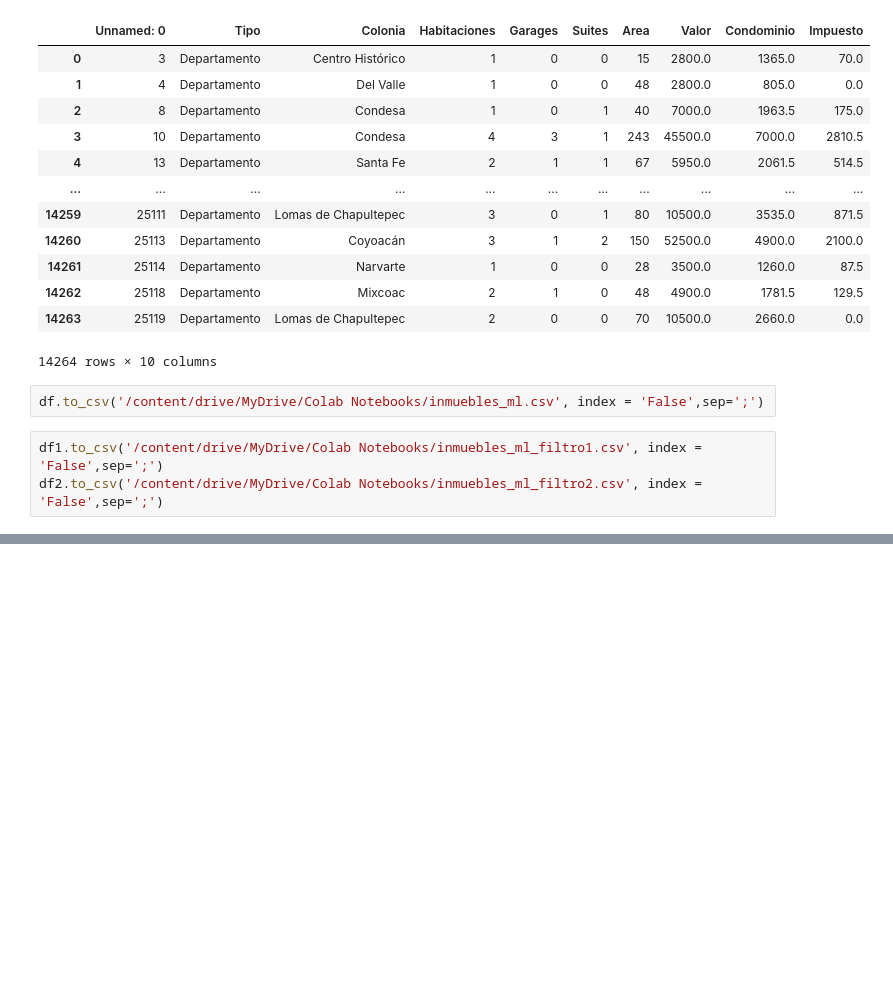
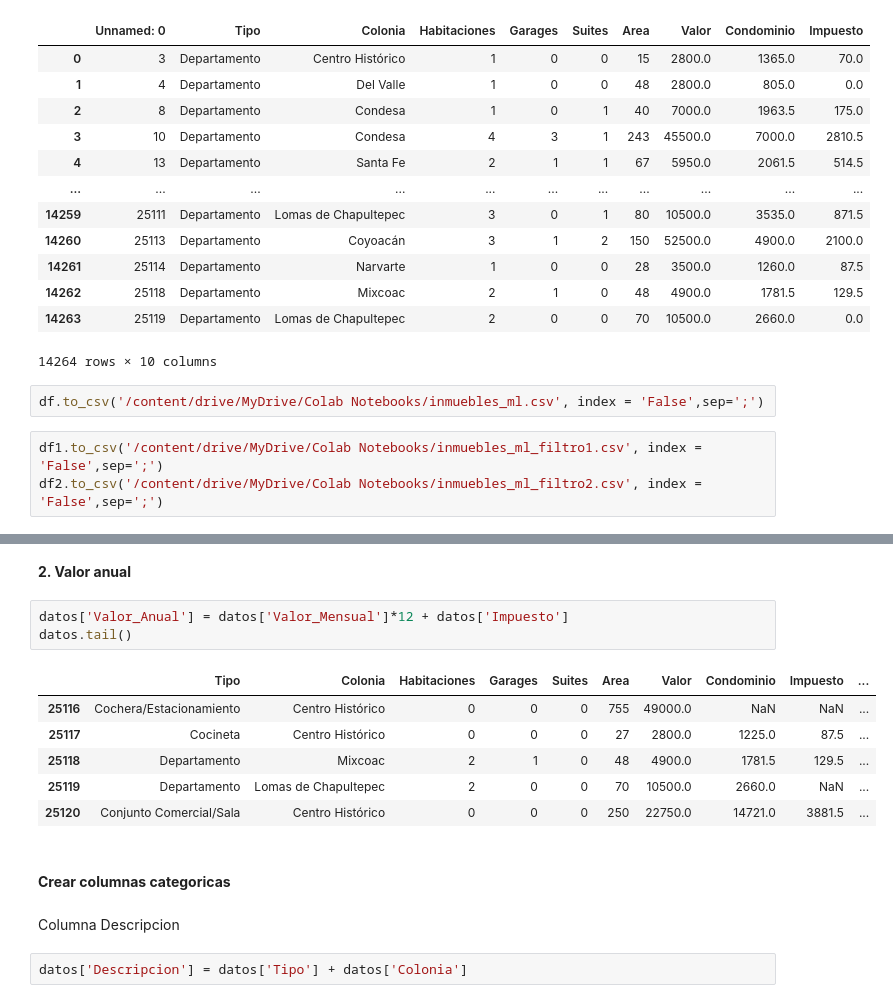
Before and after one commit to TheRealMrR/One_SegundaParte, a Jupyter notebook: inmuebles_cdmx.ipynb, the cells around one changed output, grey strips where cells are left out. Drawn from its saved outputs; the diff is of its cells as text; blank space fills up the shorter version.

```diff
--- a/inmuebles_cdmx.ipynb
+++ b/inmuebles_cdmx.ipynb
@@ -676,0 +698,18 @@ df2.to_csv('/content/drive/MyDrive/Colab Notebooks/inmuebles_ml_filtro2.csv', in
+# %% [markdown]
+**2. Valor anual**
+# %%
+datos['Valor_Anual'] = datos['Valor_Mensual']*12 + datos['Impuesto']
+datos.tail()
+# %% [output]
+|  | Tipo | Colonia | Habitaciones | Garages | Suites | Area | Valor | Condominio | Impuesto | ... |
+| 25116 | Cochera/Estacionamiento | Centro Histórico | 0 | 0 | 0 | 755 | 49000.0 | NaN | NaN | ... |
+| 25117 | Cocineta | Centro Histórico | 0 | 0 | 0 | 27 | 2800.0 | 1225.0 | 87.5 | ... |
+| 25118 | Departamento | Mixcoac | 2 | 1 | 0 | 48 | 4900.0 | 1781.5 | 129.5 | ... |
+| 25119 | Departamento | Lomas de Chapultepec | 2 | 0 | 0 | 70 | 10500.0 | 2660.0 | NaN | ... |
+| 25120 | Conjunto Comercial/Sala | Centro Histórico | 0 | 0 | 0 | 250 | 22750.0 | 14721.0 | 3881.5 | ... |
+# %% [markdown]
+#### **Crear columnas categoricas**
+# %% [markdown]
+Columna Descripcion
+# %%
+datos['Descripcion'] = datos['Tipo'] + datos['Colonia']
```
Also changed, not shown: parts of 15 cells of this notebook.
